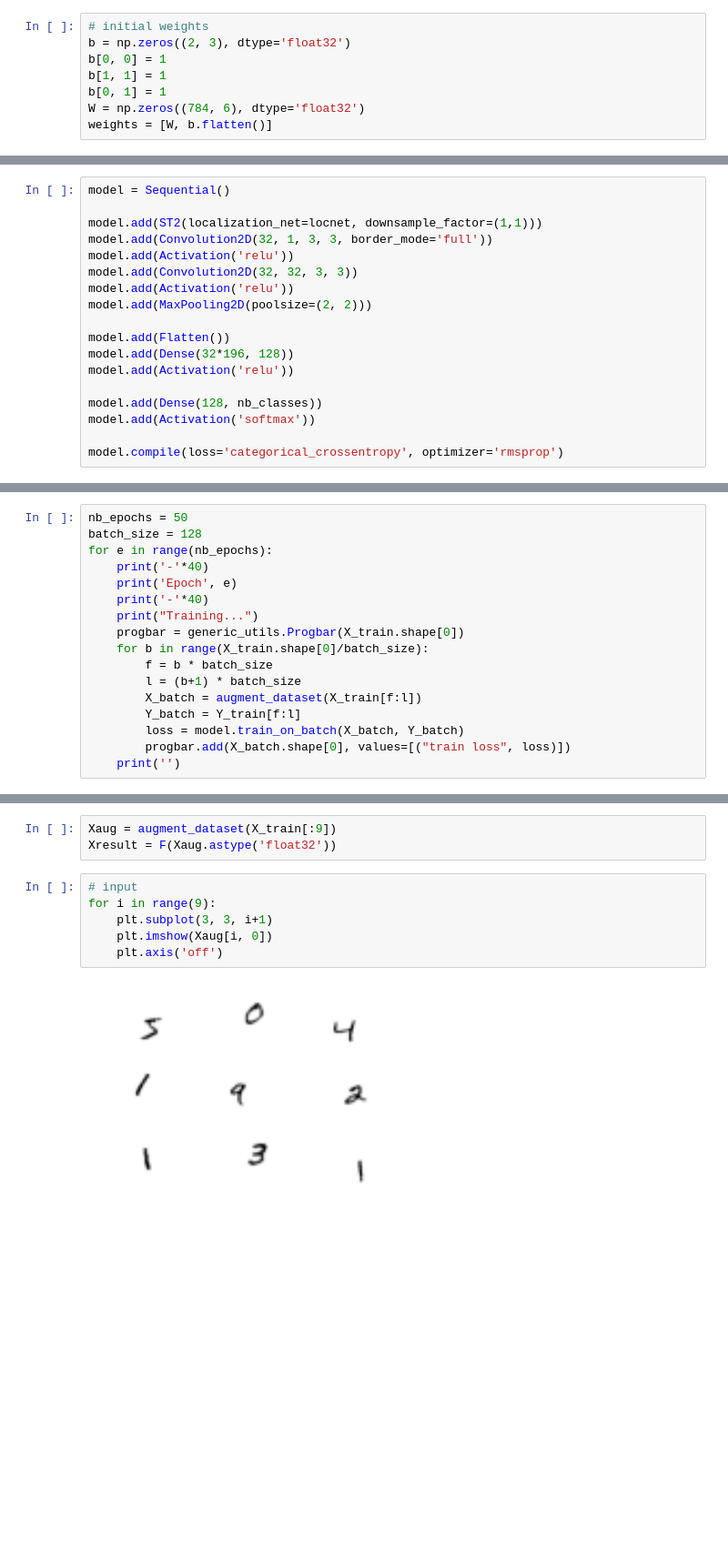
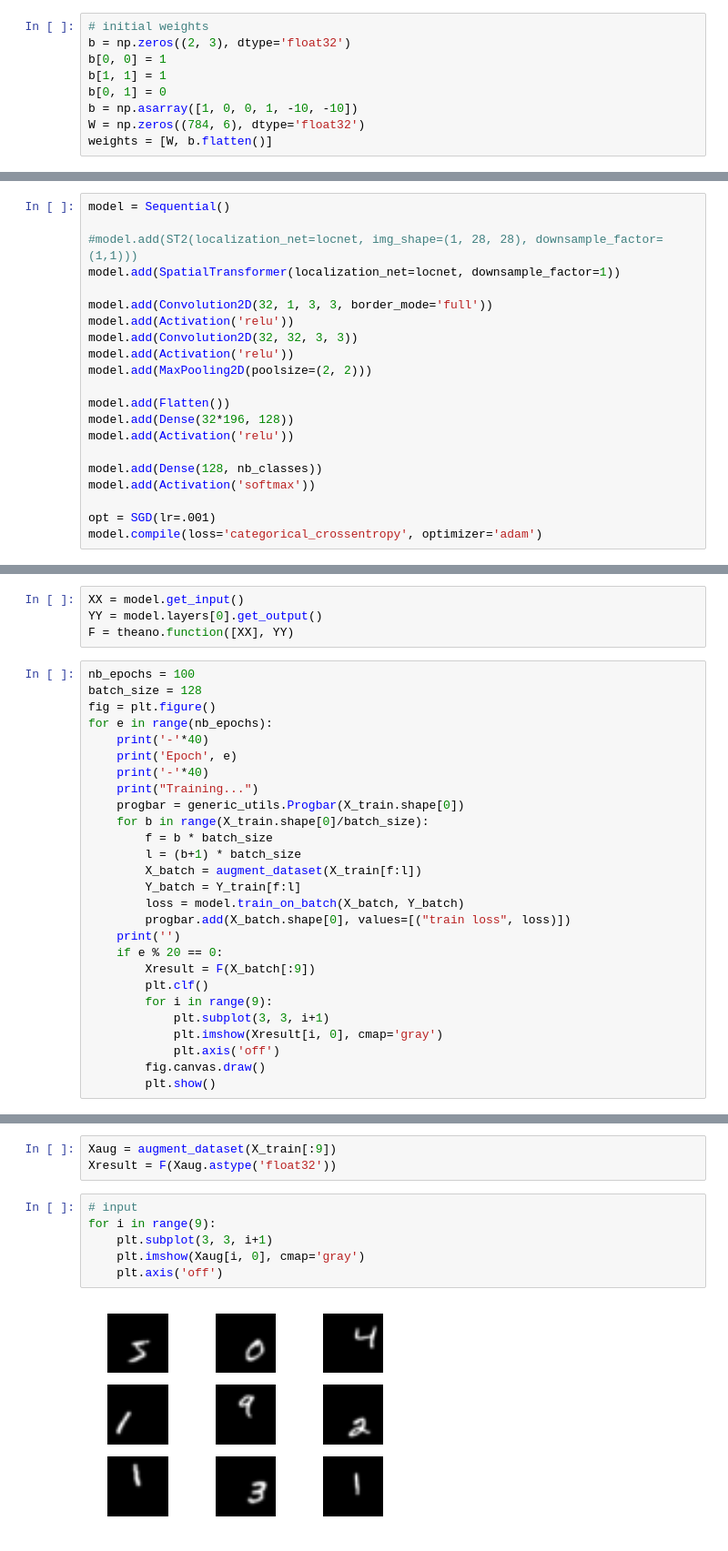
Before and after one commit to EderSantana/seya, a Jupyter notebook: examples/Spatial Transformer Networks.ipynb, the cells around one changed output, grey strips where cells are left out. Shown at 91% size. Drawn from its saved outputs; the diff is of its cells as text; blank space fills up the shorter version.

Commit message:
I think I fixed spatial transformers

```diff
--- a/examples/Spatial Transformer Networks.ipynb
+++ b/examples/Spatial Transformer Networks.ipynb
@@ -59,7 +61,8 @@ def augment_dataset(X):
 b = np.zeros((2, 3), dtype='float32')
 b[0, 0] = 1
 b[1, 1] = 1
-b[0, 1] = 1
+b[0, 1] = 0
+b = np.asarray([1, 0, 0, 1, -10, -10])
 W = np.zeros((784, 6), dtype='float32')
 weights = [W, b.flatten()]
 # %%
@@ -71,7 +75,9 @@ locnet.add(Dense(784, 6, weights=weights))
 # %%
 model = Sequential()
 
-model.add(ST2(localization_net=locnet, downsample_factor=(1,1)))
+#model.add(ST2(localization_net=locnet, img_shape=(1, 28, 28), downsample_factor=(1,1)))
+model.add(SpatialTransformer(localization_net=locnet, downsample_factor=1))
+
 model.add(Convolution2D(32, 1, 3, 3, border_mode='full'))
 model.add(Activation('relu'))
 model.add(Convolution2D(32, 32, 3, 3))
@@ -85,4 +91,5 @@ model.add(Activation('relu'))
 model.add(Dense(128, nb_classes))
 model.add(Activation('softmax'))
 
-model.compile(loss='categorical_crossentropy', optimizer='rmsprop')
+opt = SGD(lr=.001)
+model.compile(loss='categorical_crossentropy', optimizer='adam')
@@ -91,6 +96,11 @@ TypeError: int() argument must be a string or a number, not 'TensorVariable'
+# %%
+XX = model.get_input()
+YY = model.layers[0].get_output()
+F = theano.function([XX], YY)
 # %%
-nb_epochs = 50
+nb_epochs = 100
 batch_size = 128
+fig = plt.figure()
 for e in range(nb_epochs):
     print('-'*40)
     print('Epoch', e)
@@ -105,6 +115,15 @@ for e in range(nb_epochs):
         loss = model.train_on_batch(X_batch, Y_batch)
         progbar.add(X_batch.shape[0], values=[("train loss", loss)])
     print('')
+    if e % 20 == 0:
+        Xresult = F(X_batch[:9])
+        plt.clf()
+        for i in range(9):
+            plt.subplot(3, 3, i+1)
+            plt.imshow(Xresult[i, 0], cmap='gray')
+            plt.axis('off')
+        fig.canvas.draw()
+        plt.show()
 # %% [output]
 ----------------------------------------
 Epoch 0
@@ -135,11 +142,11 @@ Xresult = F(Xaug.astype('float32'))
 # %%
 # input
 for i in range(9):
     plt.subplot(3, 3, i+1)
-    plt.imshow(Xaug[i, 0])
+    plt.imshow(Xaug[i, 0], cmap='gray')
     plt.axis('off')
 # %% [output]
-[figure, old version]
+[figure, new version]
 # %%
 # output
 for i in range(9):
```
Also changed, not shown: parts of 5 cells of this notebook, 1 other file.
